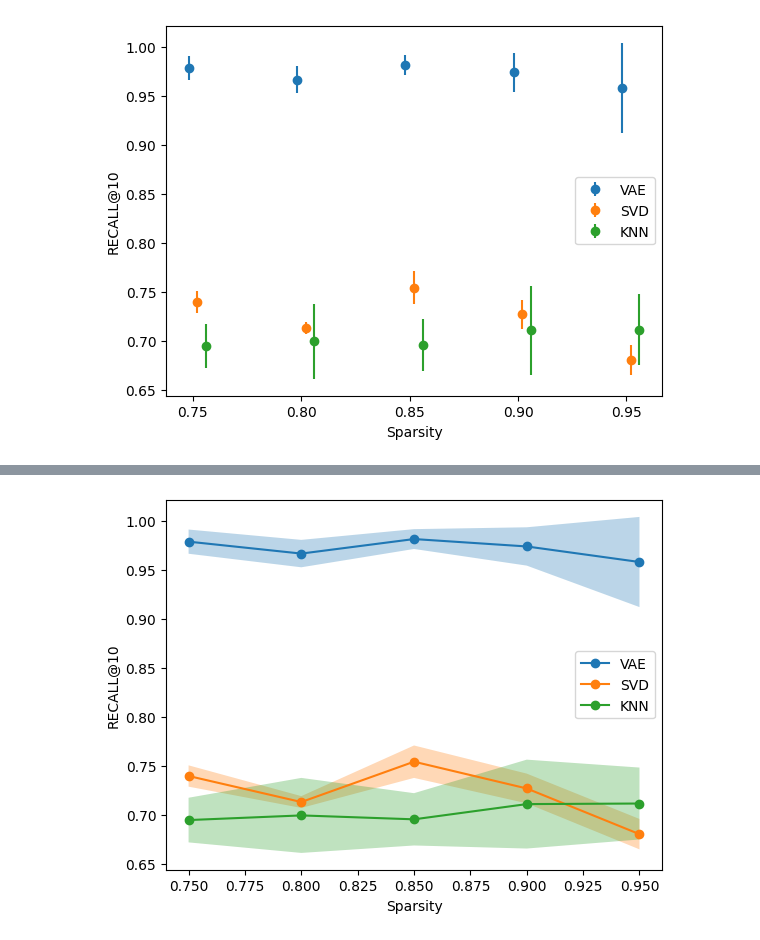
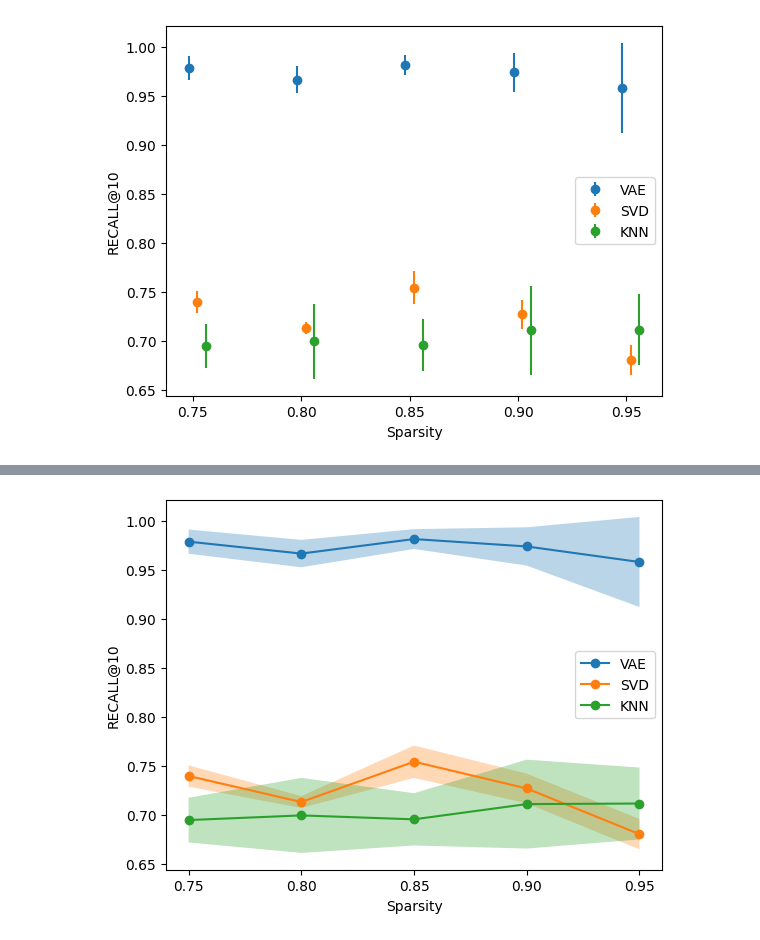
Before and after one commit to thijsgelton/IR-2122-Project, a Jupyter notebook: notebooks/Plot results.ipynb, the cells around one changed output, grey strips where cells are left out. Cells and saved outputs as stored; diff of their text form; code cells hidden in the pictures.

```diff
--- a/notebooks/Plot results.ipynb
+++ b/notebooks/Plot results.ipynb
@@ -189,23 +188,24 @@ plt.show()
 # %%
 from matplotlib.transforms import Affine2D
 
 sparsity_levels = list(map(lambda x: float(x), vae))
 vae_ndcg = np.array(list(map(lambda x: x['recalls'], vae.values())))
 svd_ndcg = np.array(list(map(lambda x: x['recalls'], svd.values())))
 knn_ndcg = np.array(list(map(lambda x: x['recall'], knn.values())))
 
 
 plt.plot(sparsity_levels, vae_ndcg.mean(axis=1), marker = "o", label = "VAE")
 plt.fill_between(sparsity_levels, vae_ndcg.mean(axis=1) - vae_ndcg.std(axis=1), vae_ndcg.mean(axis=1) + vae_ndcg.std(axis=1), alpha=0.3)
 plt.plot(sparsity_levels, svd_ndcg.mean(axis=1), marker = "o", label = "SVD")
 plt.fill_between(sparsity_levels, svd_ndcg.mean(axis=1) - svd_ndcg.std(axis=1), svd_ndcg.mean(axis=1) + svd_ndcg.std(axis=1), alpha=0.3)
 plt.plot(sparsity_levels, knn_ndcg.mean(axis=1), marker = "o", label = "KNN")
 plt.fill_between(sparsity_levels, knn_ndcg.mean(axis=1) - knn_ndcg.std(axis=1), knn_ndcg.mean(axis=1) + knn_ndcg.std(axis=1), alpha=0.3)
 
 plt.legend()
+plt.xticks([0.75, 0.80, 0.85, 0.90, 0.95])
 plt.xlabel("Sparsity")
 plt.ylabel("RECALL@10")
 plt.savefig("../results/sparsity_over_recall_with_bands.png")
 plt.show()
 # %% [output]
-[figure, old version]
+[figure, new version]
```
Also changed, not shown: parts of 7 cells of this notebook, 5 other files.
